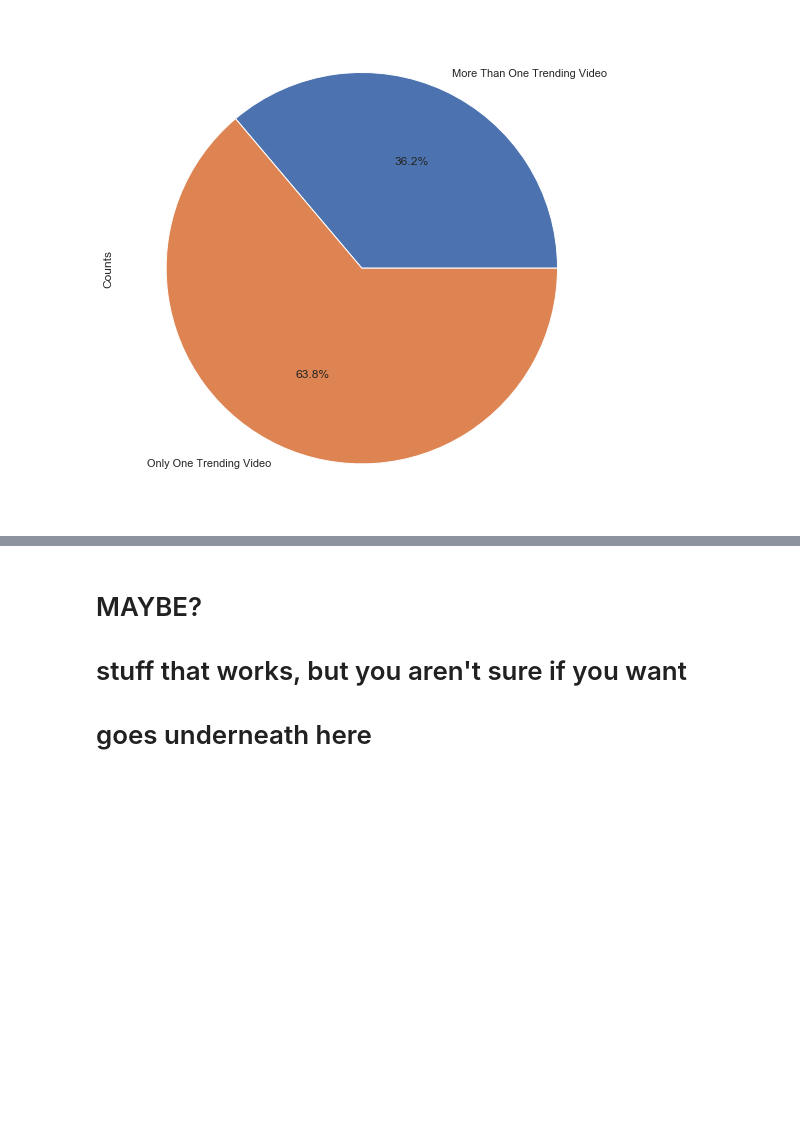
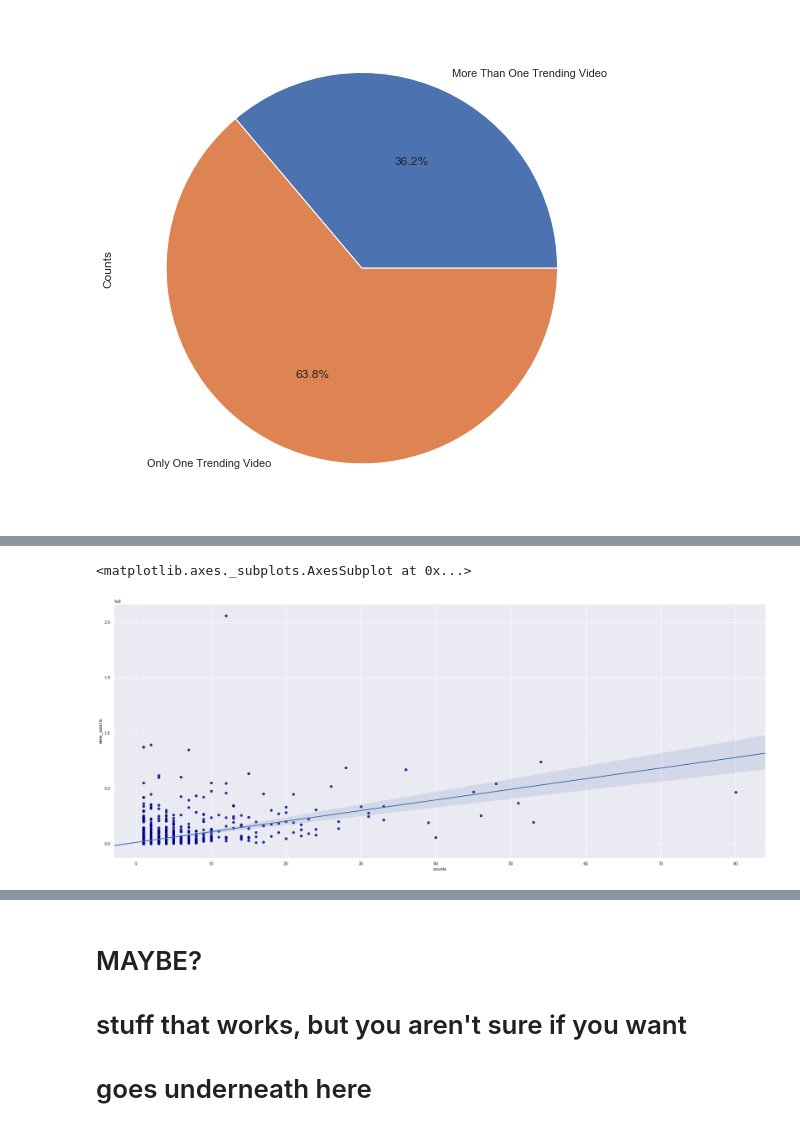
Before and after one commit to Carlene/youtube_trending, a Jupyter notebook: trending_creators.ipynb, the cells around one changed output, grey strips where cells are left out. Saved outputs shown, nothing was run; the diff lists cells and outputs as text; code cells hidden in the pictures; blank space fills up the shorter version.

```diff
--- a/trending_creators.ipynb
+++ b/trending_creators.ipynb
@@ -110,3 +138,19 @@ sns.barplot(x="counts", y="channel_title", data=US_top_10)
+# %%
+# shows a plot of amount of trending video each channel has by the total view count of their videos
+# sns.set(rc={'figure.figsize':(18,10)})
+# channel_and_view_counts.plot.scatter(x='counts', y='view_counts', c='DarkBlue')
+
+
+sns.regplot(x = 'counts', y = 'view_counts',
+           data = channel_and_view_counts, scatter_kws={"color":"darkblue"})
+
+# sns.lmplot(x = 'counts', y = 'view_counts',
+#            data = channel_and_view_counts,
+#            hue = "counts", scatter_kws={"color":"darkblue"},
+#            fit_reg = False, legend = False)
+# %% [output]
+<matplotlib.axes._subplots.AxesSubplot at 0x...>
+[figure, added]
 # %%
 top_channels_all = US_trending.query('channel_title == "ESPN" or channel_title == "TheEllenShow" or channel_title == "NBA" or channel_title == "The Late Show with Stephen Colbert" or channel_title == "Jimmy Kimmel Live" or channel_title == "CNN" or channel_title == "The Tonight Show Starring Jimmy Fallon" or channel_title == "Refinery29" or channel_title == "Netflix" or channel_title == "BuzzFeedVideo"')
 top_channels_all
```
Also changed, not shown: parts of 12 cells of this notebook.
